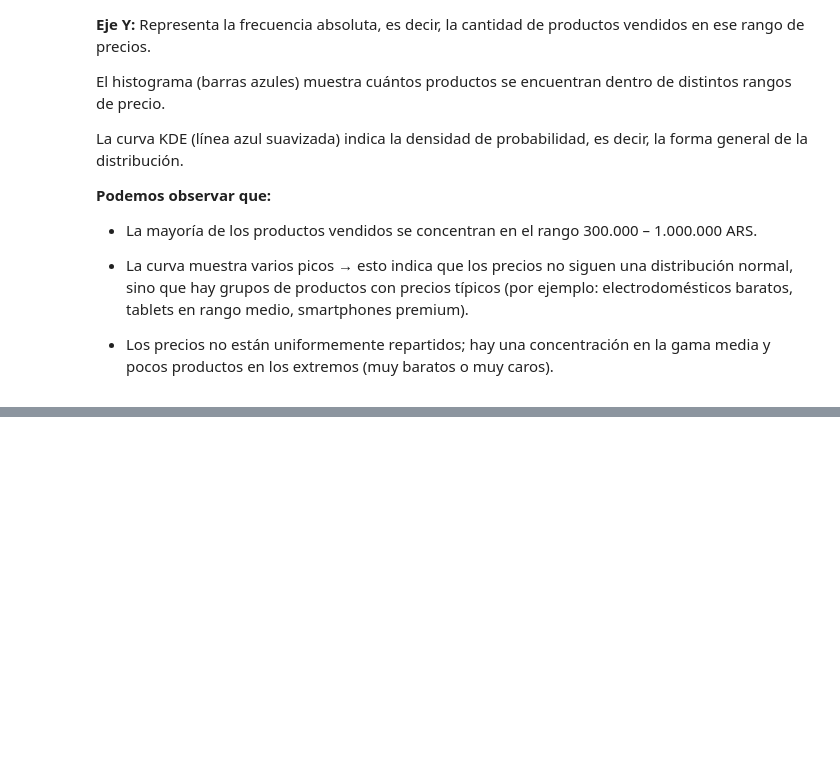
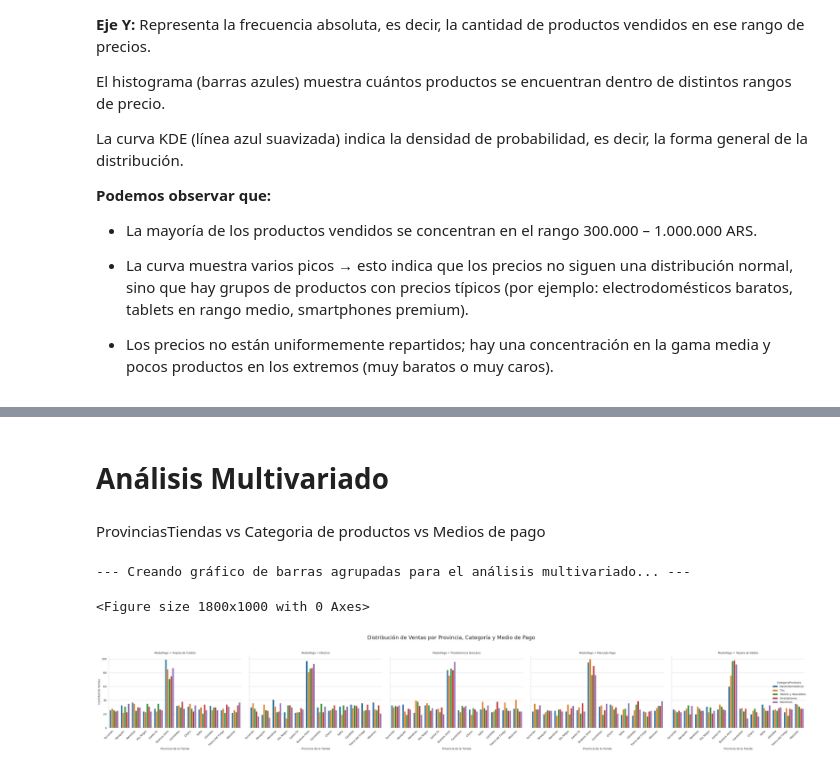
Before and after one commit to andresmd81/DataScience, a Jupyter notebook: ProyectoDS_Parte1_DiazAndres.ipynb, the cells around one changed output, grey strips where cells are left out. Drawn from its saved outputs; the diff is of its cells as text; code cells hidden in the pictures; blank space fills up the shorter version.

```diff
--- a/ProyectoDS_Parte1_DiazAndres.ipynb
+++ b/ProyectoDS_Parte1_DiazAndres.ipynb
@@ -129,0 +190,42 @@ La curva KDE (línea azul suavizada) indica la densidad de probabilidad, es deci
+# %% [markdown]
+# Análisis Multivariado
+# %% [markdown]
+ProvinciasTiendas vs Categoria de productos vs Medios de pago
+# %%
+print("\n--- Creando gráfico de barras agrupadas para el análisis multivariado... ---")
+
+# Configurar el estilo y el tamaño del gráfico
+sns.set_style("whitegrid")
+plt.figure(figsize=(18, 10))  # Ajustar el tamaño para una mejor visualización
+
+# Crear el gráfico de barras agrupadas usando `catplot` de seaborn
+# `x`: La variable principal en el eje X (ProvinciaTienda)
+# `hue`: El "color" o la variable de agrupación (CategoriaProducto)
+# `col`: La variable que crea una cuadrícula de subplots (MedioPago)
+# `kind='bar'`: Tipo de gráfico de barras
+g = sns.catplot(
+    data=df,
+    x='ProvinciaTienda',
+    kind='count',
+    hue='CategoriaProducto',
+    col='MedioPago',
+    height=6,
+    aspect=1.2
+)
+
+# Añadir un título general a la figura
+g.fig.suptitle('Distribución de Ventas por Provincia, Categoría y Medio de Pago', fontsize=20, y=1.05)
+
+# Rotar las etiquetas del eje X para evitar que se superpongan
+g.set_xticklabels(rotation=45, ha='right')
+
+# Ajustar los títulos de cada subplot
+g.set_axis_labels("Provincia de la Tienda", "Cantidad de Ventas")
+
+# Ajustar el layout para evitar solapamiento
+plt.tight_layout()
+plt.show()
+# %% [output]
+--- Creando gráfico de barras agrupadas para el análisis multivariado... ---
+<Figure size 1800x1000 with 0 Axes>
+[figure, added]
```
Also changed, not shown: parts of 7 cells of this notebook.
